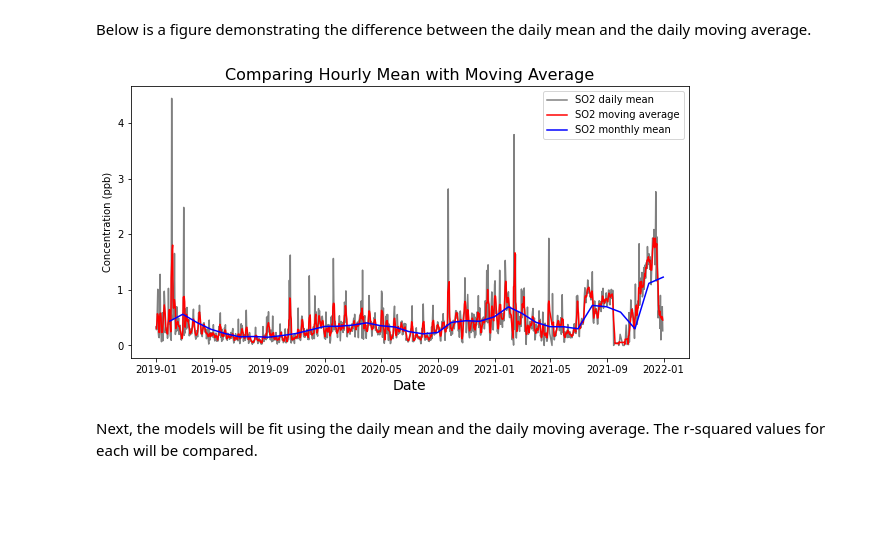
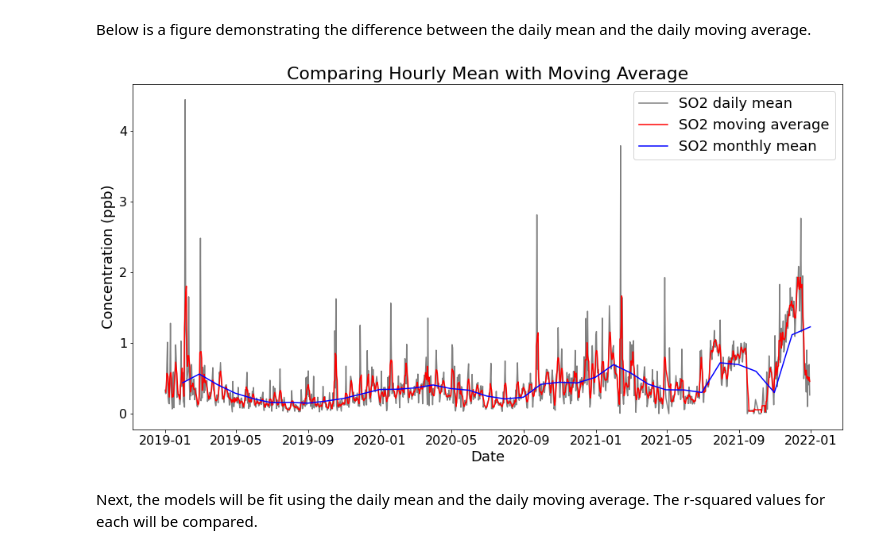
Before and after one commit to mirandadoris/CIV1498_Project2_Pythoneers, a Jupyter notebook: 3-Model_development/Daily_Model.ipynb, the cells around one changed output. Drawn from its saved outputs; the diff is of its cells as text; code cells hidden in the pictures; blank space fills up the shorter version.

```diff
--- a/3-Model_development/Daily_Model.ipynb
+++ b/3-Model_development/Daily_Model.ipynb
@@ -79,19 +79,21 @@ daily_mean_ma.dropna(inplace=True)
 # %% [markdown]
 Below is a figure demonstrating the difference between the daily mean and the daily moving average.
 # %%
-plt.figure(figsize = (10,5))
+plt.figure(figsize = (16,8))
 
 plt.plot(daily_mean.index, daily_mean['SO2'], 'gray', label = 'SO2 daily mean')
 plt.plot(daily_mean_ma.index, daily_mean_ma['SO2'], 'r', label = 'SO2 moving average')
 plt.plot(month_mean.index, month_mean['SO2'], 'b', label = 'SO2 monthly mean')
 
-plt.xlabel('Date', fontsize = 14)
-plt.ylabel('Concentration (ppb)')
-plt.title('Comparing Hourly Mean with Moving Average', fontsize = 16)
-plt.legend()
+plt.xlabel('Date', fontsize = 18)
+plt.xticks(fontsize = 16)
+plt.ylabel('Concentration (ppb)', fontsize = 18)
+plt.yticks(fontsize = 16)
+plt.title('Comparing Hourly Mean with Moving Average', fontsize = 22)
+plt.legend(fontsize=18)
 plt.show()
 # %% [output]
-[figure, old version]
+[figure, new version]
 # %% [markdown]
 Next, the models will be fit using the daily mean and the daily moving average. The r-squared values for each will be compared.
 # %% [markdown]
```
Also changed, not shown: parts of 2 cells of this notebook, 3 other files.
